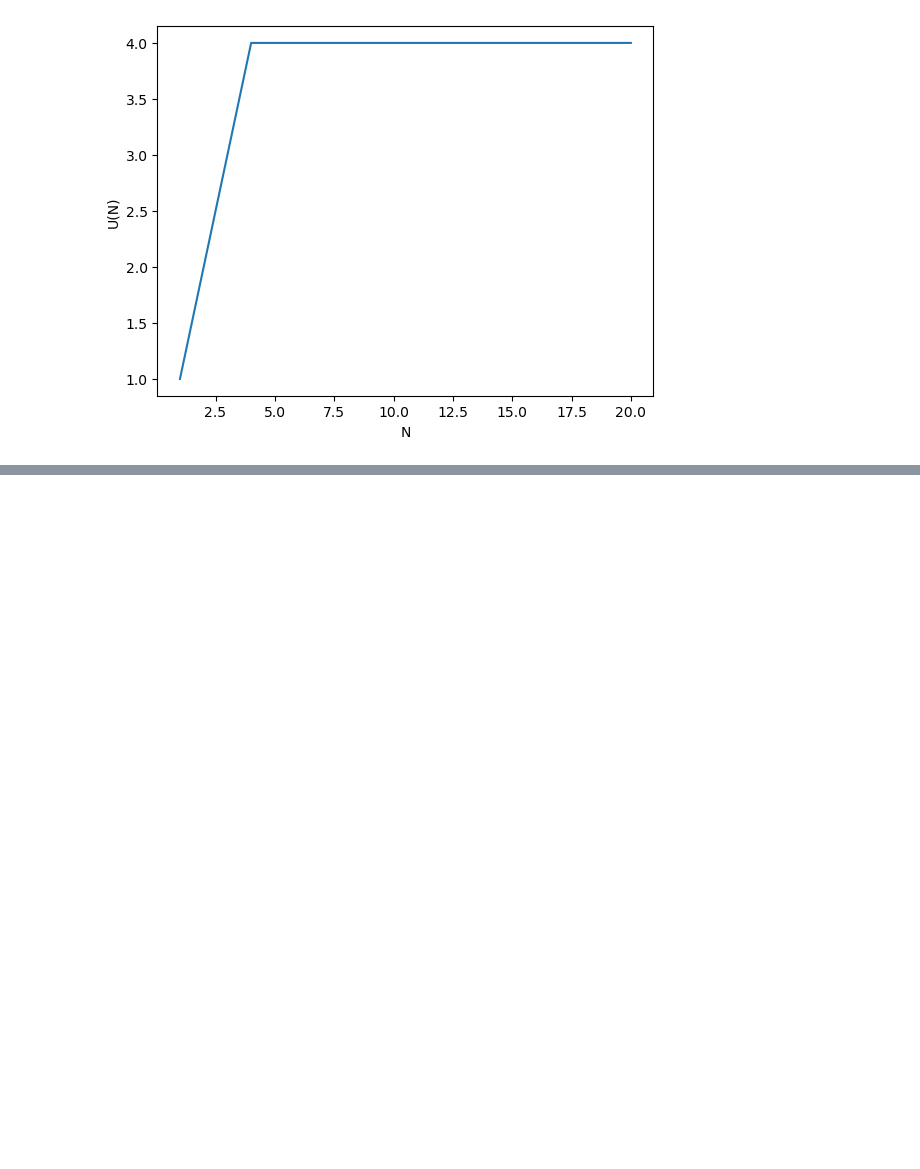
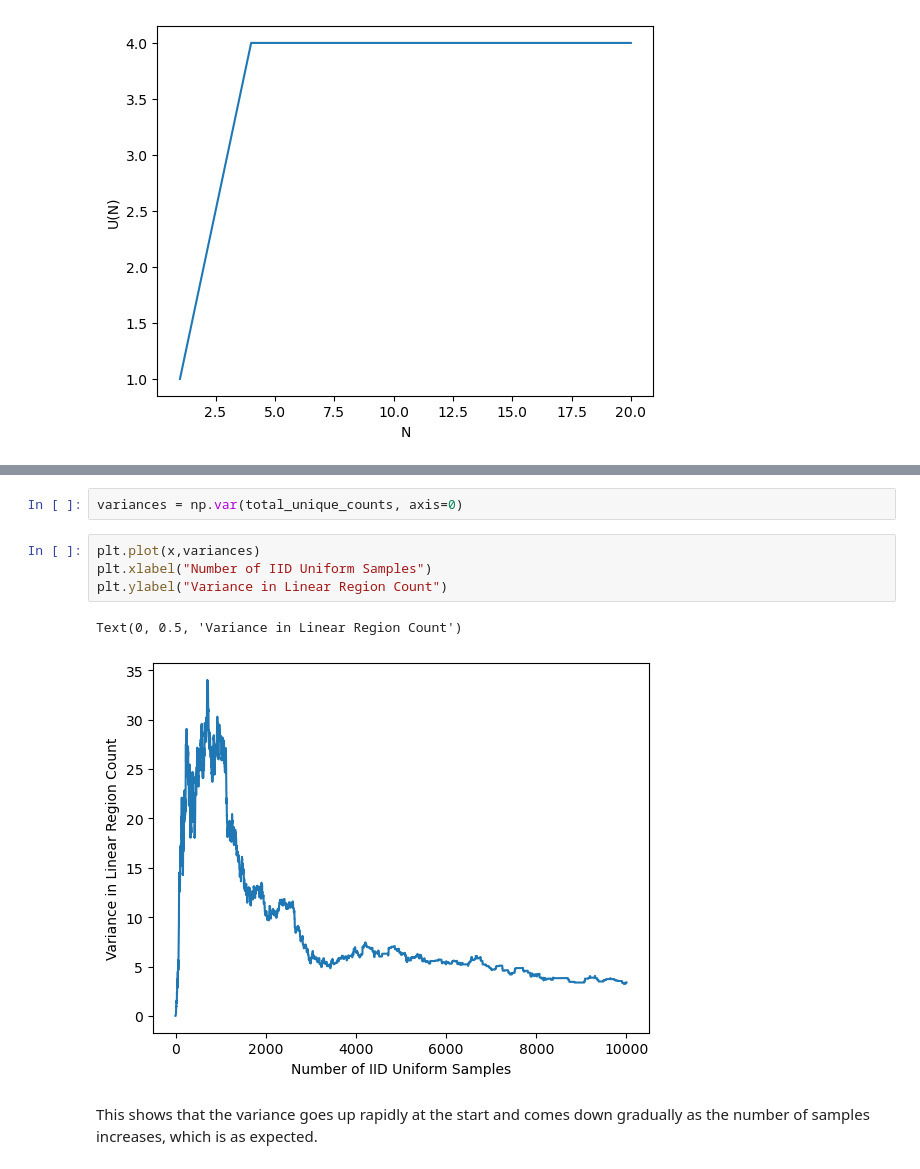
Before and after one commit to Gautam-Chauhan/MSc-Thesis, a Jupyter notebook: iid_uniform_code.ipynb, the cells around one changed output, grey strips where cells are left out. Cells and saved outputs as stored; diff of their text form; blank space fills up the shorter version.

```diff
--- a/iid_uniform_code.ipynb
+++ b/iid_uniform_code.ipynb
@@ -211,0 +245,11 @@ Text(0, 0.5, 'U(N)')
+# %%
+variances = np.var(total_unique_counts, axis=0)
+# %%
+plt.plot(x,variances)
+plt.xlabel("Number of IID Uniform Samples")
+plt.ylabel("Variance in Linear Region Count")
+# %% [output]
+Text(0, 0.5, 'Variance in Linear Region Count')
+[figure, added]
+# %% [markdown]
+This shows that the variance goes up rapidly at the start and comes down gradually as the number of samples increases, which is as expected.
```
Also changed, not shown: parts of 5 cells of this notebook.
